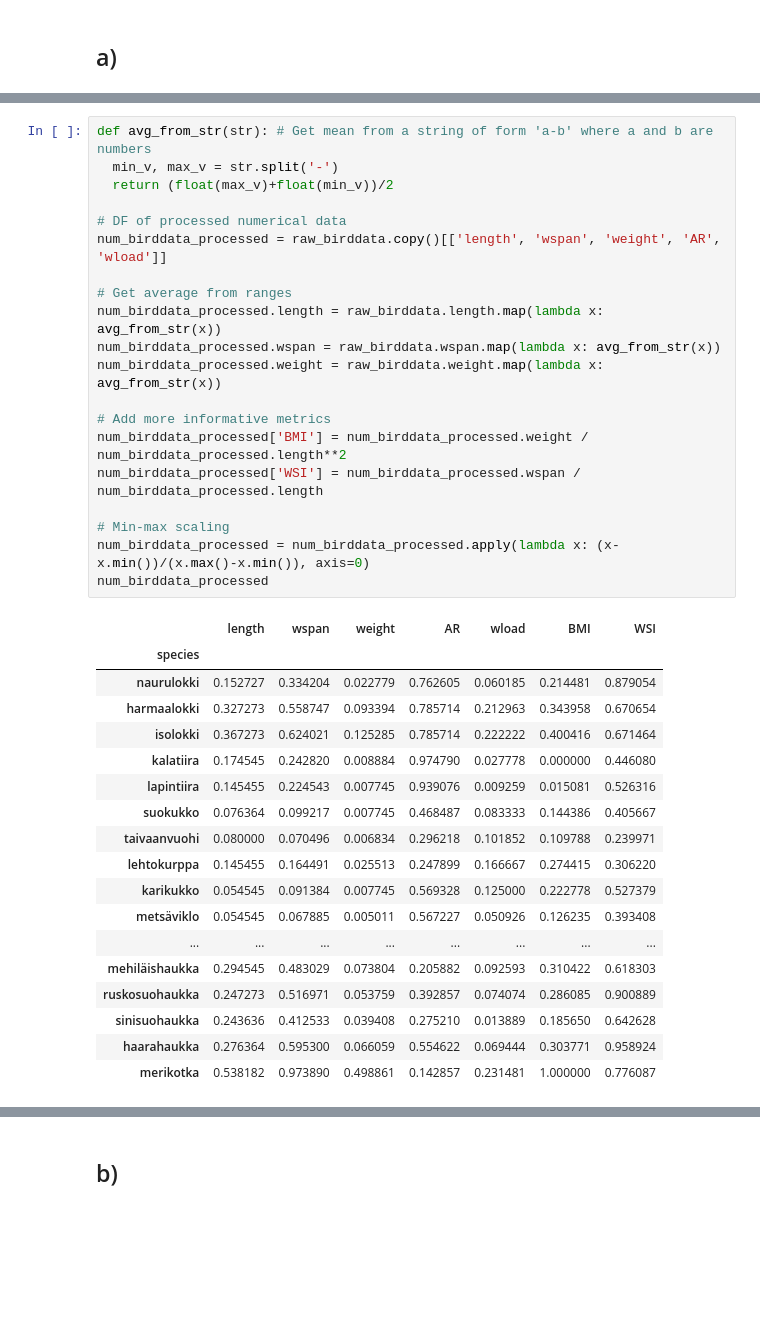
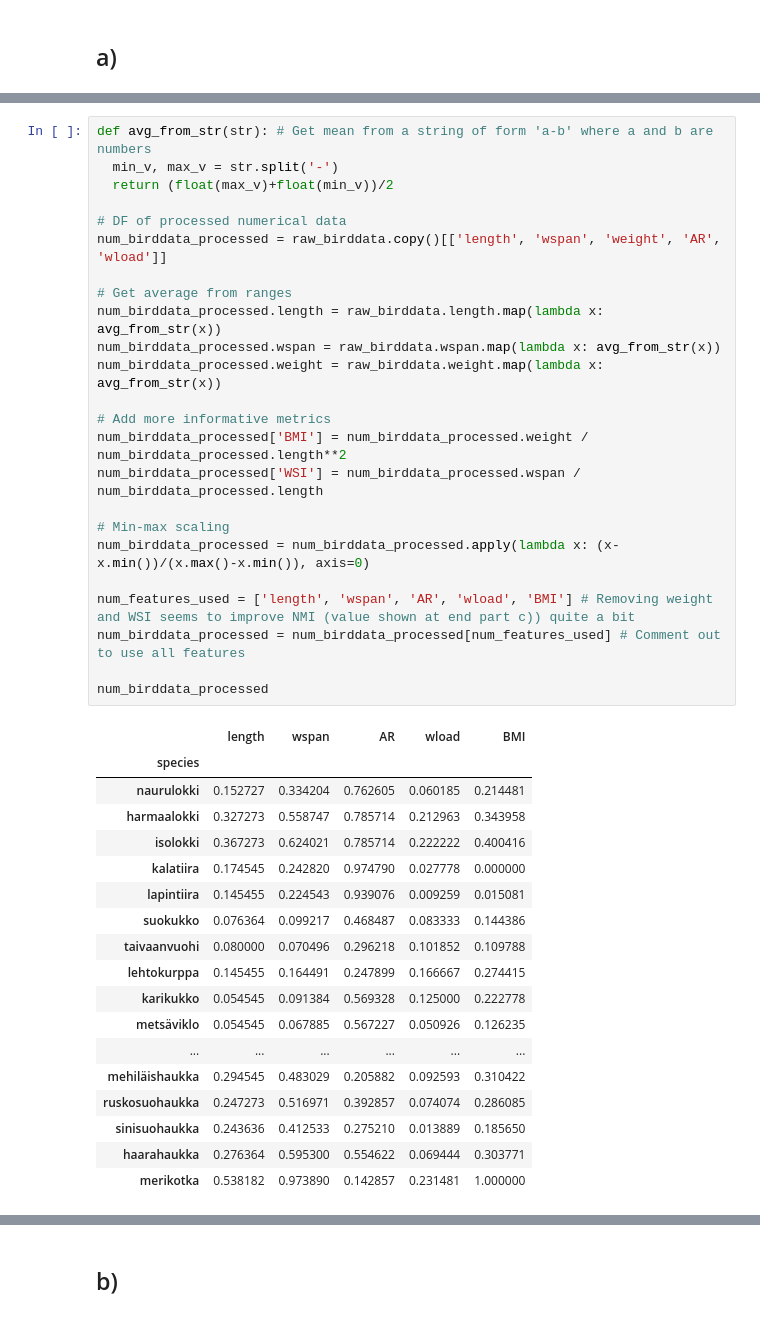
Before and after one commit to lassimalvikko/MDM24, a Jupyter notebook: Ex2/ex2.ipynb, the cells around one changed output, grey strips where cells are left out. Drawn from its saved outputs; the diff is of its cells as text; blank space fills up the shorter version.

Commit message:
part c) done

```diff
--- a/Ex2/ex2.ipynb
+++ b/Ex2/ex2.ipynb
@@ -33,40 +34,44 @@ raw_birddata
 # %%
 def avg_from_str(str): # Get mean from a string of form 'a-b' where a and b are numbers
   min_v, max_v = str.split('-')
   return (float(max_v)+float(min_v))/2
 
 # DF of processed numerical data
 num_birddata_processed = raw_birddata.copy()[['length', 'wspan', 'weight', 'AR', 'wload']]
 
 # Get average from ranges
 num_birddata_processed.length = raw_birddata.length.map(lambda x: avg_from_str(x))
 num_birddata_processed.wspan = raw_birddata.wspan.map(lambda x: avg_from_str(x))
 num_birddata_processed.weight = raw_birddata.weight.map(lambda x: avg_from_str(x))
 
 # Add more informative metrics
 num_birddata_processed['BMI'] = num_birddata_processed.weight / num_birddata_processed.length**2
 num_birddata_processed['WSI'] = num_birddata_processed.wspan / num_birddata_processed.length
 
 # Min-max scaling
 num_birddata_processed = num_birddata_processed.apply(lambda x: (x-x.min())/(x.max()-x.min()), axis=0)
+
+num_features_used = ['length', 'wspan', 'AR', 'wload', 'BMI'] # Removing weight and WSI seems to improve NMI (value shown at end part c)) quite a bit
+num_birddata_processed = num_birddata_processed[num_features_used] # Comment out to use all features
+
 num_birddata_processed
 # %% [output]
-|  | length | wspan | weight | AR | wload | BMI | WSI |
-| species |  |  |  |  |  |  |  |
-| naurulokki | 0.152727 | 0.334204 | 0.022779 | 0.762605 | 0.060185 | 0.214481 | 0.879054 |
-| harmaalokki | 0.327273 | 0.558747 | 0.093394 | 0.785714 | 0.212963 | 0.343958 | 0.670654 |
-| isolokki | 0.367273 | 0.624021 | 0.125285 | 0.785714 | 0.222222 | 0.400416 | 0.671464 |
-| kalatiira | 0.174545 | 0.242820 | 0.008884 | 0.974790 | 0.027778 | 0.000000 | 0.446080 |
-| lapintiira | 0.145455 | 0.224543 | 0.007745 | 0.939076 | 0.009259 | 0.015081 | 0.526316 |
-| suokukko | 0.076364 | 0.099217 | 0.007745 | 0.468487 | 0.083333 | 0.144386 | 0.405667 |
-| taivaanvuohi | 0.080000 | 0.070496 | 0.006834 | 0.296218 | 0.101852 | 0.109788 | 0.239971 |
-| lehtokurppa | 0.145455 | 0.164491 | 0.025513 | 0.247899 | 0.166667 | 0.274415 | 0.306220 |
-| karikukko | 0.054545 | 0.091384 | 0.007745 | 0.569328 | 0.125000 | 0.222778 | 0.527379 |
-| metsäviklo | 0.054545 | 0.067885 | 0.005011 | 0.567227 | 0.050926 | 0.126235 | 0.393408 |
-| ... | ... | ... | ... | ... | ... | ... | ... |
-| mehiläishaukka | 0.294545 | 0.483029 | 0.073804 | 0.205882 | 0.092593 | 0.310422 | 0.618303 |
-| ruskosuohaukka | 0.247273 | 0.516971 | 0.053759 | 0.392857 | 0.074074 | 0.286085 | 0.900889 |
-| sinisuohaukka | 0.243636 | 0.412533 | 0.039408 | 0.275210 | 0.013889 | 0.185650 | 0.642628 |
-| haarahaukka | 0.276364 | 0.595300 | 0.066059 | 0.554622 | 0.069444 | 0.303771 | 0.958924 |
-| merikotka | 0.538182 | 0.973890 | 0.498861 | 0.142857 | 0.231481 | 1.000000 | 0.776087 |
+|  | length | wspan | AR | wload | BMI |
+| species |  |  |  |  |  |
+| naurulokki | 0.152727 | 0.334204 | 0.762605 | 0.060185 | 0.214481 |
+| harmaalokki | 0.327273 | 0.558747 | 0.785714 | 0.212963 | 0.343958 |
+| isolokki | 0.367273 | 0.624021 | 0.785714 | 0.222222 | 0.400416 |
+| kalatiira | 0.174545 | 0.242820 | 0.974790 | 0.027778 | 0.000000 |
+| lapintiira | 0.145455 | 0.224543 | 0.939076 | 0.009259 | 0.015081 |
+| suokukko | 0.076364 | 0.099217 | 0.468487 | 0.083333 | 0.144386 |
+| taivaanvuohi | 0.080000 | 0.070496 | 0.296218 | 0.101852 | 0.109788 |
+| lehtokurppa | 0.145455 | 0.164491 | 0.247899 | 0.166667 | 0.274415 |
+| karikukko | 0.054545 | 0.091384 | 0.569328 | 0.125000 | 0.222778 |
+| metsäviklo | 0.054545 | 0.067885 | 0.567227 | 0.050926 | 0.126235 |
+| ... | ... | ... | ... | ... | ... |
+| mehiläishaukka | 0.294545 | 0.483029 | 0.205882 | 0.092593 | 0.310422 |
+| ruskosuohaukka | 0.247273 | 0.516971 | 0.392857 | 0.074074 | 0.286085 |
+| sinisuohaukka | 0.243636 | 0.412533 | 0.275210 | 0.013889 | 0.185650 |
+| haarahaukka | 0.276364 | 0.595300 | 0.554622 | 0.069444 | 0.303771 |
+| merikotka | 0.538182 | 0.973890 | 0.142857 | 0.231481 | 1.000000 |
 # %%
```
Also changed, not shown: parts of 11 cells of this notebook.
